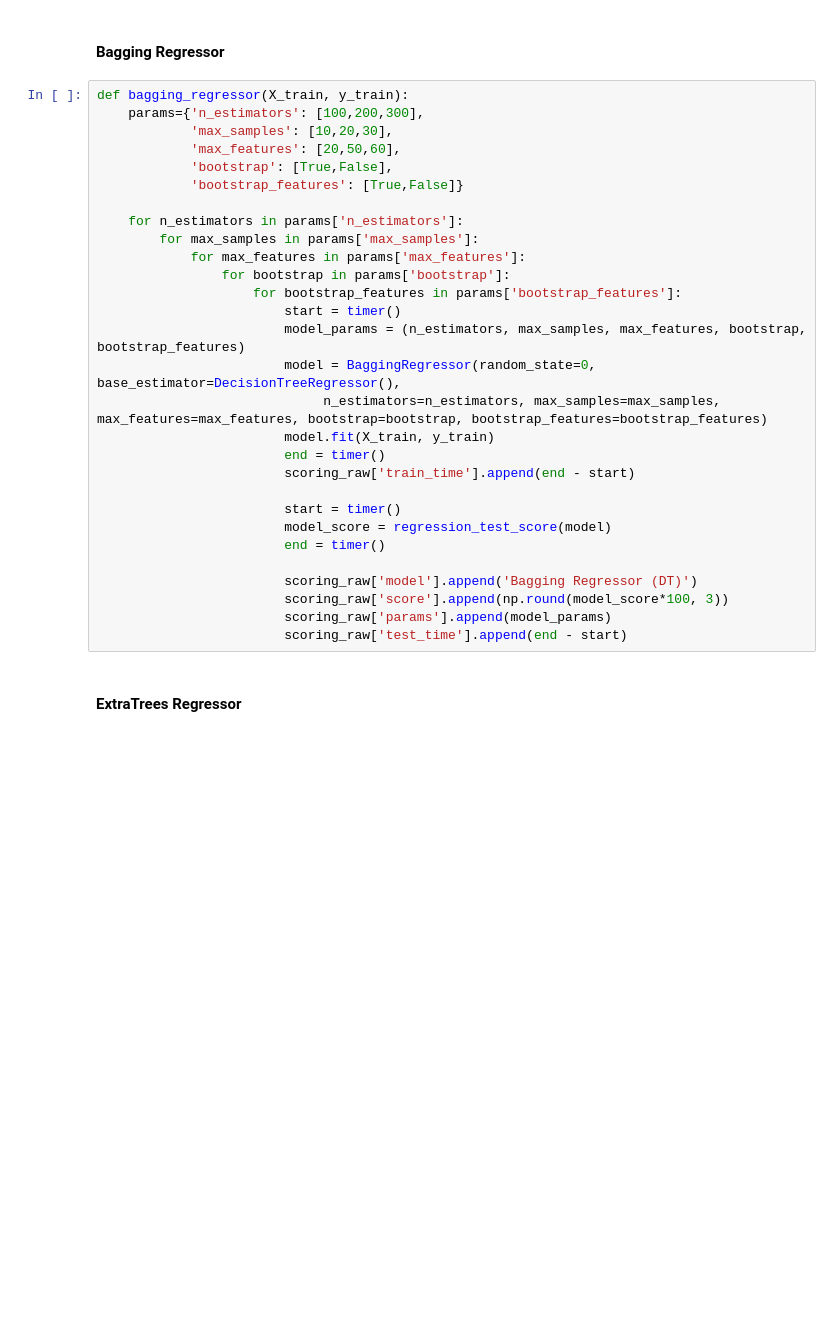
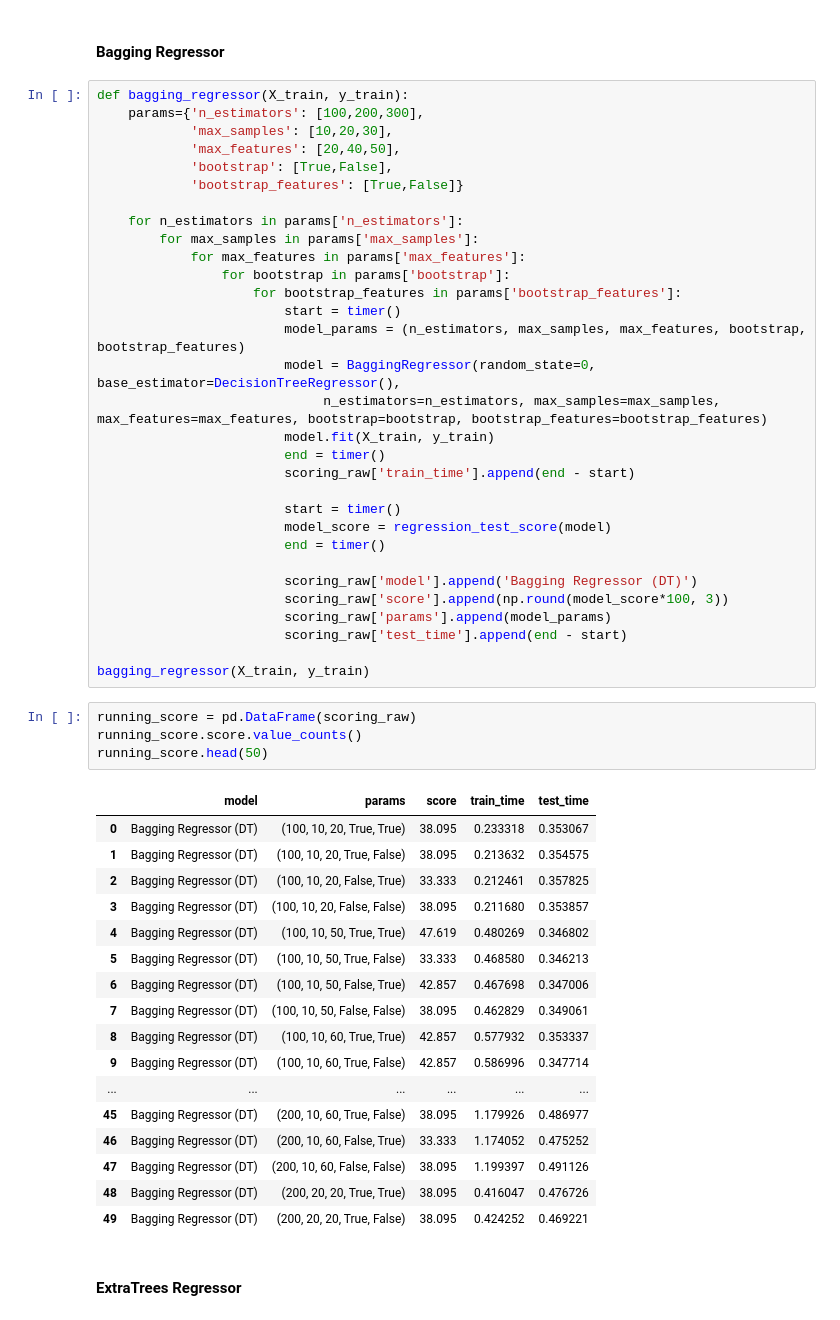
Before and after one commit to jaeyow/f1-predictor, a Jupyter notebook: final-project-part3-technical-notebook.ipynb, the cells around one changed output. Saved outputs shown, nothing was run; the diff lists cells and outputs as text; blank space fills up the shorter version.

```diff
--- a/final-project-part3-technical-notebook.ipynb
+++ b/final-project-part3-technical-notebook.ipynb
@@ -532,7 +631,7 @@ def adaboost_regressor(X_train, y_train):
 def bagging_regressor(X_train, y_train):
     params={'n_estimators': [100,200,300],
             'max_samples': [10,20,30],
-            'max_features': [20,50,60],
+            'max_features': [20,40,50],
             'bootstrap': [True,False],
             'bootstrap_features': [True,False]}
 
@@ -557,6 +656,30 @@ def bagging_regressor(X_train, y_train):
                         scoring_raw['score'].append(np.round(model_score*100, 3))
                         scoring_raw['params'].append(model_params)
                         scoring_raw['test_time'].append(end - start)
+
+bagging_regressor(X_train, y_train)
+# %%
+running_score = pd.DataFrame(scoring_raw)
+running_score.score.value_counts()
+running_score.head(50)
+# %% [output]
+|  | model | params | score | train_time | test_time |
+| 0 | Bagging Regressor (DT) | (100, 10, 20, True, True) | 38.095 | 0.233318 | 0.353067 |
+| 1 | Bagging Regressor (DT) | (100, 10, 20, True, False) | 38.095 | 0.213632 | 0.354575 |
+| 2 | Bagging Regressor (DT) | (100, 10, 20, False, True) | 33.333 | 0.212461 | 0.357825 |
+| 3 | Bagging Regressor (DT) | (100, 10, 20, False, False) | 38.095 | 0.211680 | 0.353857 |
+| 4 | Bagging Regressor (DT) | (100, 10, 50, True, True) | 47.619 | 0.480269 | 0.346802 |
+| 5 | Bagging Regressor (DT) | (100, 10, 50, True, False) | 33.333 | 0.468580 | 0.346213 |
+| 6 | Bagging Regressor (DT) | (100, 10, 50, False, True) | 42.857 | 0.467698 | 0.347006 |
+| 7 | Bagging Regressor (DT) | (100, 10, 50, False, False) | 38.095 | 0.462829 | 0.349061 |
+| 8 | Bagging Regressor (DT) | (100, 10, 60, True, True) | 42.857 | 0.577932 | 0.353337 |
+| 9 | Bagging Regressor (DT) | (100, 10, 60, True, False) | 42.857 | 0.586996 | 0.347714 |
+| ... | ... | ... | ... | ... | ... |
+| 45 | Bagging Regressor (DT) | (200, 10, 60, True, False) | 38.095 | 1.179926 | 0.486977 |
+| 46 | Bagging Regressor (DT) | (200, 10, 60, False, True) | 33.333 | 1.174052 | 0.475252 |
+| 47 | Bagging Regressor (DT) | (200, 10, 60, False, False) | 38.095 | 1.199397 | 0.491126 |
+| 48 | Bagging Regressor (DT) | (200, 20, 20, True, True) | 38.095 | 0.416047 | 0.476726 |
+| 49 | Bagging Regressor (DT) | (200, 20, 20, True, False) | 38.095 | 0.424252 | 0.469221 |
 # %% [markdown]
 #### ExtraTrees Regressor
 # %%
```
Also changed, not shown: parts of 15 cells of this notebook, 24 other files.
